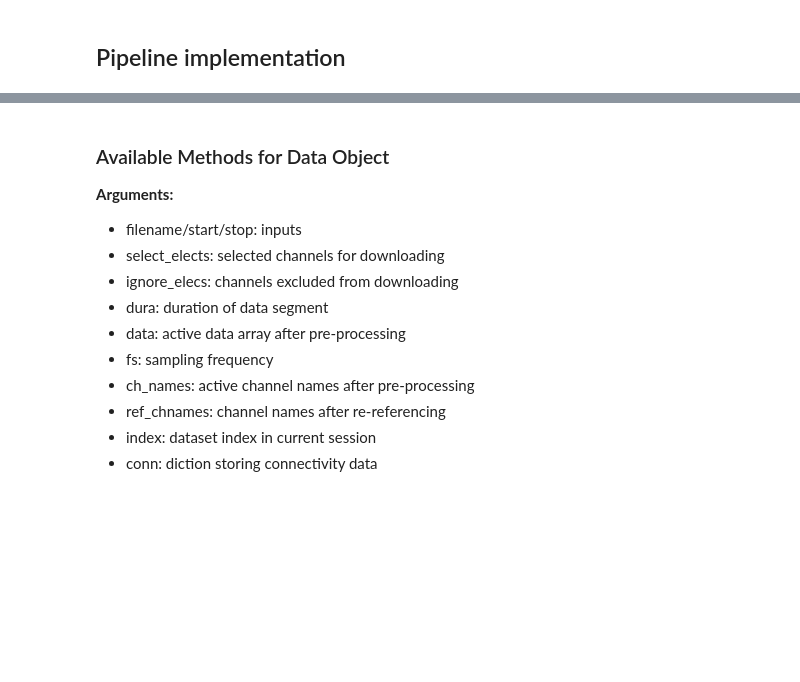
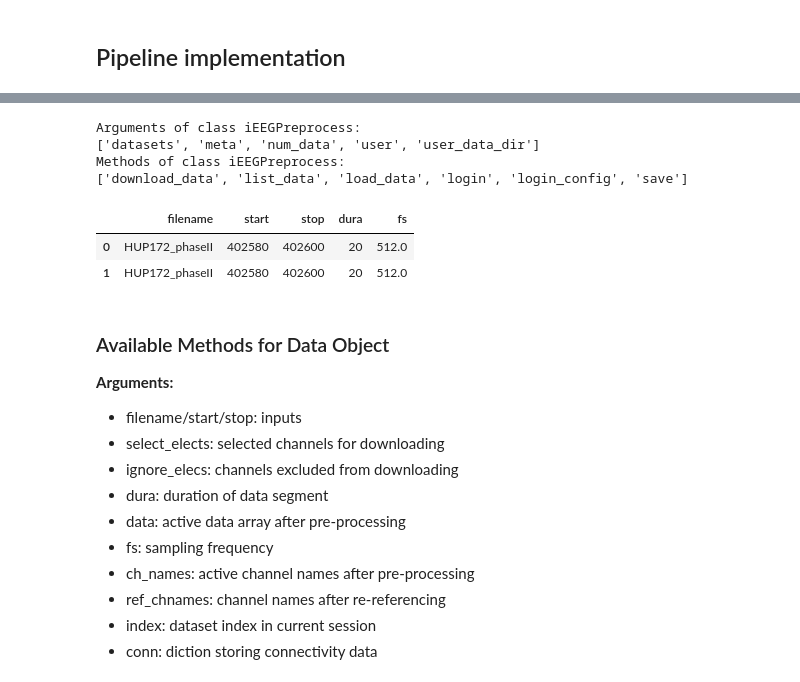
Before and after one commit to haoershi/CNT_research_tools, a Jupyter notebook: python/pipeline_demo.ipynb, the cells around one changed output, grey strips where cells are left out. Cells and saved outputs as stored; diff of their text form; code cells hidden in the pictures; blank space fills up the shorter version.

````diff
--- a/python/pipeline_demo.ipynb
+++ b/python/pipeline_demo.ipynb
@@ -60,3 +82,14 @@ session.login_config()
+# %%
+#@title
+print('Arguments of class iEEGPreprocess:')
+print([i for i in dir(session) if not callable(getattr(session, i)) and (not i.startswith('_'))])
+print('Methods of class iEEGPreprocess:')
+print([i for i in dir(session) if callable(getattr(session, i)) and (not i.startswith('_'))])
+# %% [output]
+Arguments of class iEEGPreprocess:
+['datasets', 'meta', 'num_data', 'user', 'user_data_dir']
+Methods of class iEEGPreprocess:
+['download_data', 'list_data', 'load_data', 'login', 'login_config', 'save']
 # %%
 #@title Get Data via Input
 #@markdown Specify the filename, start/stop time, electrodes, etc.
@@ -81,12 +116,16 @@ param = param.iloc[0,:3].to_dict()
 # %%
 #@title Import data
 #@markdown Download data from ieeg.org.
 #@markdown
 #@markdown Suggested syntax:
 #@markdown
 #@markdown ```data = session.download_data(filename, start_time, stop_time)```
-data = session.download_data(iEEG_filename, start_time, stop_time, select_elecs = electrodes)
+data = session.download_data(iEEG_filename, start_time, stop_time)#, select_elecs = electrodes)
 session.meta
+# %% [output]
+|  | filename | start | stop | dura | fs |
+| 0 | HUP172_phaseII | 402580 | 402600 | 20 | 512.0 |
+| 1 | HUP172_phaseII | 402580 | 402600 | 20 | 512.0 |
 # %% [markdown]
 ### Available Methods for Data Object
 **Arguments:**
````
Also changed, not shown: parts of 15 cells of this notebook, 11 other files.
